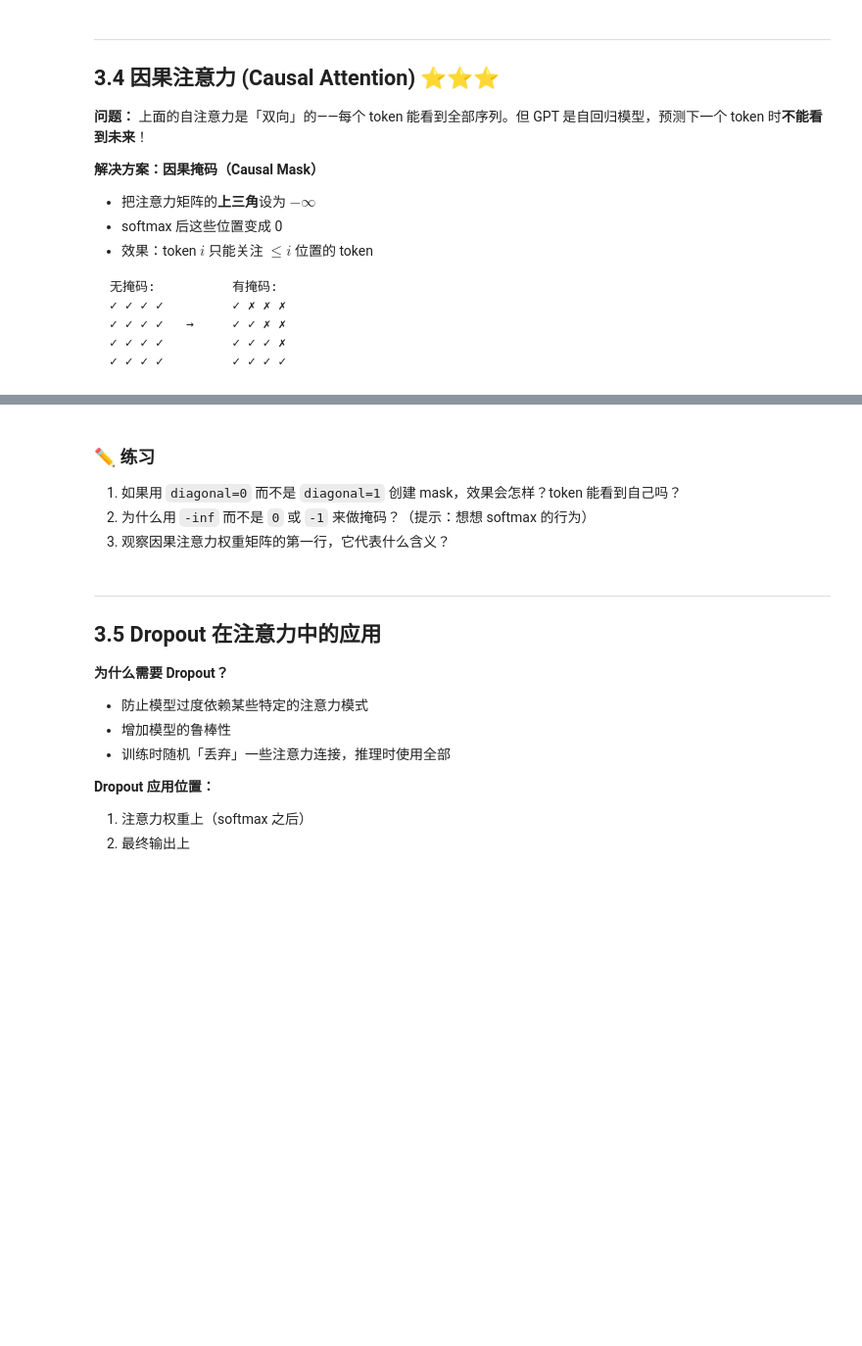
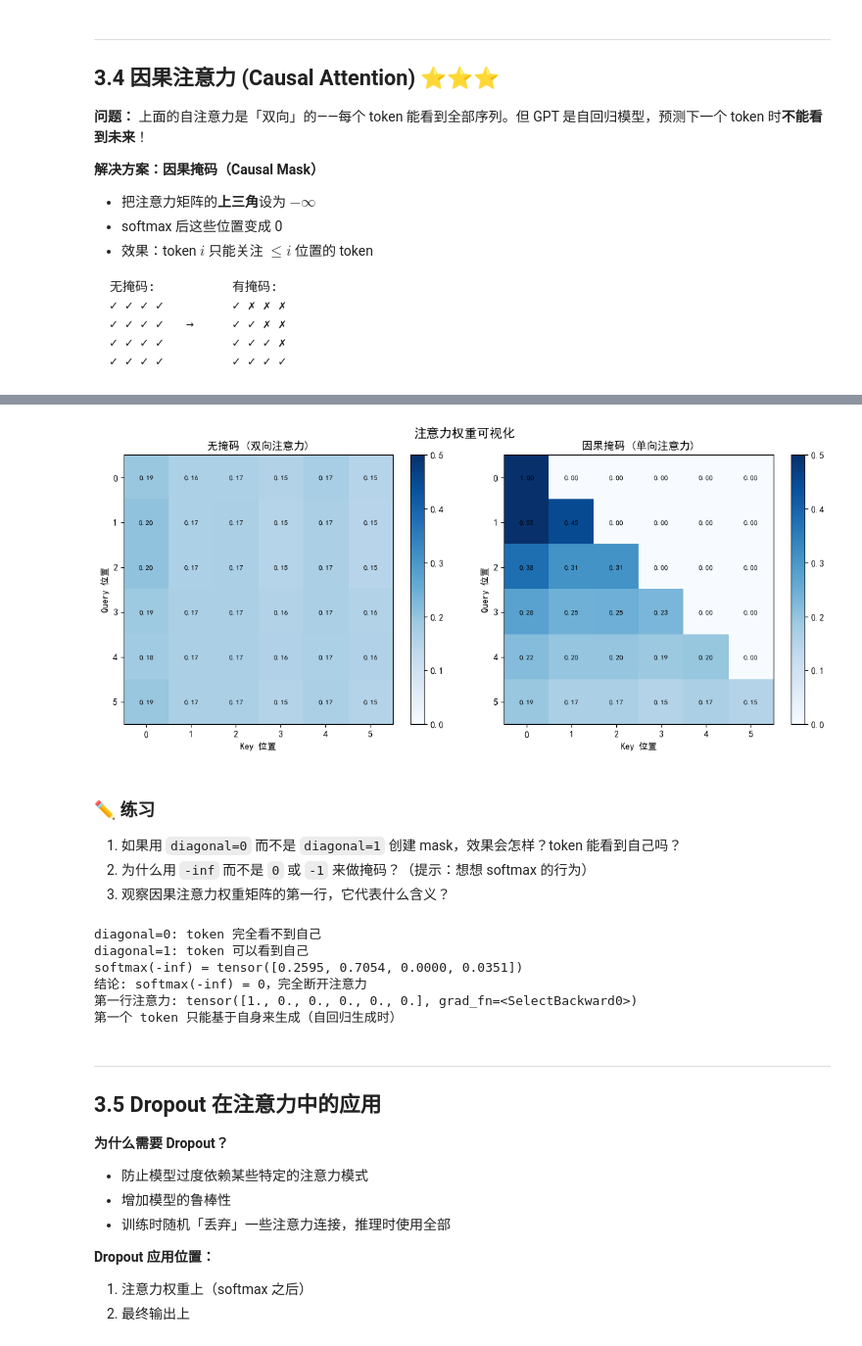
Before and after one commit to nana-ly/Learning_buildLLM, a Jupyter notebook: ch03_attention_mechanisms/ch03_attention_mechanisms.ipynb, the cells around one changed output, grey strips where cells are left out. Shown at 98% size. Drawn from its saved outputs; the diff is of its cells as text; code cells hidden in the pictures; blank space fills up the shorter version.

```diff
--- a/ch03_attention_mechanisms/ch03_attention_mechanisms.ipynb
+++ b/ch03_attention_mechanisms/ch03_attention_mechanisms.ipynb
@@ -288,30 +453,46 @@ print(f"→ 最后一个 token 能关注所有 token")
 # %%
-# 可视化：对比有/无因果掩码
+import torch
+import torch.nn.functional as F
+import matplotlib.pyplot as plt
+
+plt.rcParams.update(plt.rcParamsDefault)
+
+# 设置中文字体（使用 SimHei）
+plt.rcParams['font.sans-serif'] = ['SimHei']
+plt.rcParams['axes.unicode_minus'] = False
+
+# 你的注意力可视化代码
 attn_weights_no_mask = F.softmax(attn_scores / keys.shape[-1]**0.5, dim=-1)
 
 fig, axes = plt.subplots(1, 2, figsize=(12, 5))
 
+# 左图：无掩码
 im1 = axes[0].imshow(attn_weights_no_mask.detach().numpy(), cmap='Blues', vmin=0, vmax=0.5)
 axes[0].set_title('无掩码 (双向注意力)')
 axes[0].set_xlabel('Key 位置')
 axes[0].set_ylabel('Query 位置')
 for i in range(seq_len):
     for j in range(seq_len):
-        axes[0].text(j, i, f'{attn_weights_no_mask[i,j]:.2f}', ha='center', va='center', fontsize=8)
+        axes[0].text(j, i, f'{attn_weights_no_mask[i,j]:.2f}',
+                     ha='center', va='center', fontsize=8)
 plt.colorbar(im1, ax=axes[0])
 
+# 右图：因果掩码
 im2 = axes[1].imshow(attn_weights_masked.detach().numpy(), cmap='Blues', vmin=0, vmax=0.5)
 axes[1].set_title('因果掩码 (单向注意力)')
 axes[1].set_xlabel('Key 位置')
 axes[1].set_ylabel('Query 位置')
 for i in range(seq_len):
     for j in range(seq_len):
-        axes[1].text(j, i, f'{attn_weights_masked[i,j]:.2f}', ha='center', va='center', fontsize=8)
+        axes[1].text(j, i, f'{attn_weights_masked[i,j]:.2f}',
+                     ha='center', va='center', fontsize=8)
 plt.colorbar(im2, ax=axes[1])
 
 plt.suptitle('注意力权重可视化', fontsize=14)
 plt.tight_layout()
 plt.show()
+# %% [output]
+[figure, added]
 # %% [markdown]
 ### ✏️ 练习
 1. 如果用 `diagonal=0` 而不是 `diagonal=1` 创建 mask，效果会怎样？token 能看到自己吗？
@@ -322,3 +501,29 @@ plt.show()
+# %%
+# 1.
+# diagonal=1 对角线以上（不含对角线）
+# diagonal=0 对角线（包含对角线）
+mask_diag0 = torch.triu(torch.ones(seq_len, seq_len), diagonal=0).bool()
+mask_diag1 = torch.triu(torch.ones(seq_len, seq_len), diagonal=1).bool()
+print(f'diagonal=0: token 完全看不到自己')
+print(f'diagonal=1: token 可以看到自己')
+
+# 2.
+# 因为注意力权重为 -inf 时，softmax 输出为 0
+test = torch.tensor([1.0, 2.0, -torch.inf, -1.0])
+print(f'softmax(-inf) = {F.softmax(test, dim=-1)}')
+print('结论: softmax(-inf) = 0，完全断开注意力')
+
+# 3.
+# 第一个 token 对所有 token 的注意力分布
+print(f'第一行注意力: {attn_weights_masked[0]}')
+print('第一个 token 只能基于自身来生成（自回归生成时）')
+# %% [output]
+diagonal=0: token 完全看不到自己
+diagonal=1: token 可以看到自己
+softmax(-inf) = tensor([0.2595, 0.7054, 0.0000, 0.0351])
+结论: softmax(-inf) = 0，完全断开注意力
+第一行注意力: tensor([1., 0., 0., 0., 0., 0.], grad_fn=<SelectBackward0>)
+第一个 token 只能基于自身来生成（自回归生成时）
 # %% [markdown]
 ---
 ## 3.5 Dropout 在注意力中的应用
```
Also changed, not shown: parts of 33 cells of this notebook, 1 other file.
